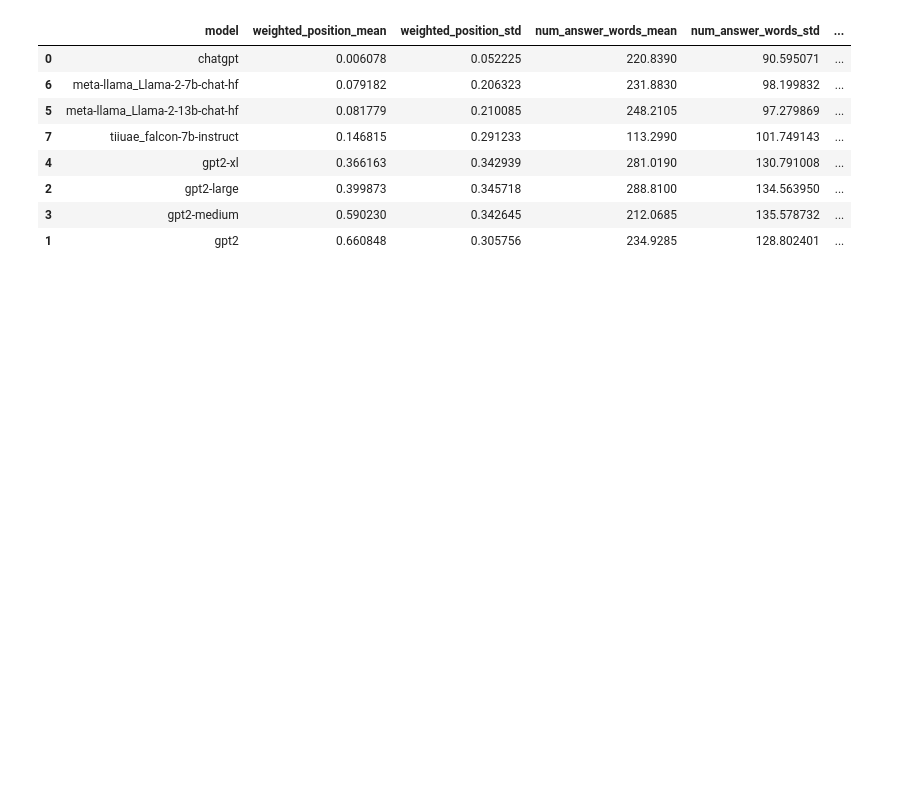
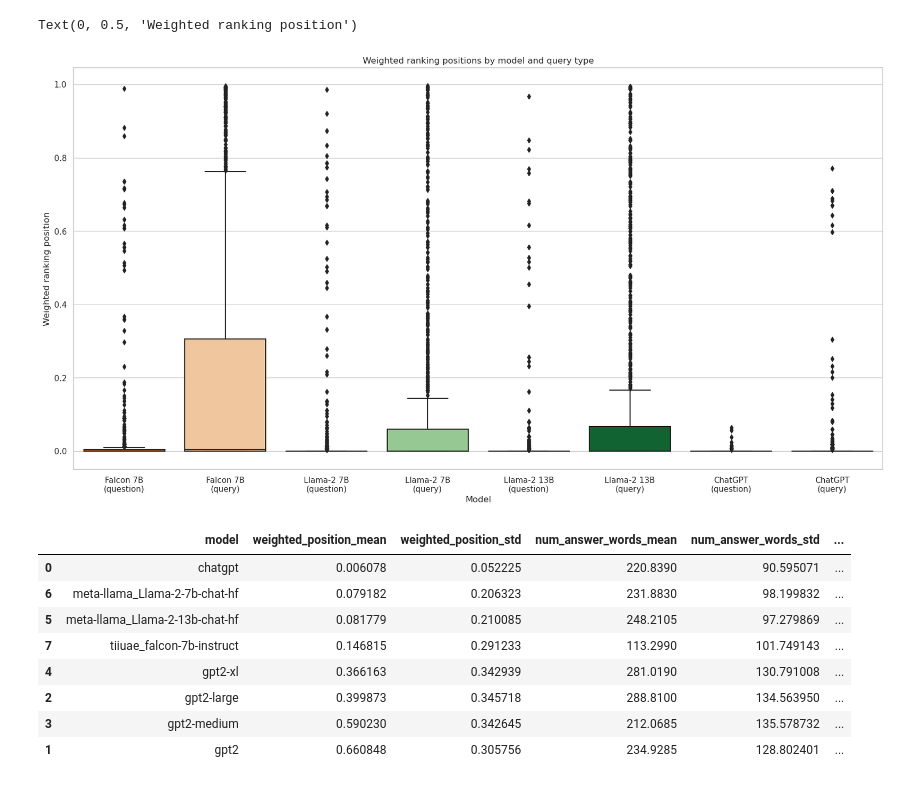
Before and after one commit to JoProbst/ThesisCode, a Jupyter notebook: visualizations/visualize_llm_positions.ipynb, the cells around one changed output. Saved outputs shown, nothing was run; the diff lists cells and outputs as text; code cells hidden in the pictures; blank space fills up the shorter version.

```diff
--- a/visualizations/visualize_llm_positions.ipynb
+++ b/visualizations/visualize_llm_positions.ipynb
@@ -41,3 +144,45 @@ all_model_df
+# %%
+# same boxplot again, but question vs non-question
+query_question_df = all_model_df[['docno', 'model', 'weighted_position', 'is_natural_question']]
+# drop gpt 2 based model
+query_question_df = query_question_df[~query_question_df['model'].str.contains("GPT-2")]
+
+# add query type identifier to model name
+# model back to string
+query_question_df['model'] = query_question_df['model'].astype(str)
+query_question_df['model'] = query_question_df['model'] +  query_question_df['is_natural_question'].map({True: '\n(question)', False: '\n(query)'})
+# define same order as before on remaining models
+order_with_question = [
+    "Falcon 7B\n(question)",
+    "Falcon 7B\n(query)",
+    "Llama-2 7B\n(question)",
+    "Llama-2 7B\n(query)",
+    "Llama-2 13B\n(question)",
+    "Llama-2 13B\n(query)",
+    "ChatGPT\n(question)",
+    "ChatGPT\n(query)",
+]
+query_question_df['model'] = pd.Categorical(query_question_df['model'], order_with_question)
+# same color dict as before, adapted to new model names
+color_with_question_dict = {
+    "Falcon 7B\n(question)": sns.color_palette("Oranges")[4],
+    "Falcon 7B\n(query)": sns.color_palette("Oranges")[1],
+    "Llama-2 7B\n(question)": sns.color_palette("Greens")[1],
+    "Llama-2 7B\n(query)": sns.color_palette("Greens")[2],
+    "Llama-2 13B\n(question)": sns.color_palette("Greens")[4],
+    "Llama-2 13B\n(query)": sns.color_palette("Greens")[5],
+    "ChatGPT\n(question)": sns.color_palette("Reds")[4],
+    "ChatGPT\n(query)": sns.color_palette("Reds")[5],
+}
+# add textures
+fig, ax = plt.subplots(figsize=(20, 10))
+ax = sns.boxplot(x="model", y="weighted_position", data=query_question_df, palette=color_with_question_dict)
+ax.set_title(f'Weighted ranking positions by model and query type')
+ax.set_xlabel('Model')
+ax.set_ylabel('Weighted ranking position')
+# %% [output]
+Text(0, 0.5, 'Weighted ranking position')
+[figure, added]
 # %%
 stats_per_model = all_model_df.groupby(['model']).agg({'weighted_position': ['mean', 'std'], 'num_answer_words': ['mean', 'std'], 'num_matching_words': ['mean', 'std']})
 stats_per_model.columns = ['_'.join(col) for col in stats_per_model.columns.values]
```
Also changed, not shown: parts of 19 cells of this notebook, 6 other files.
